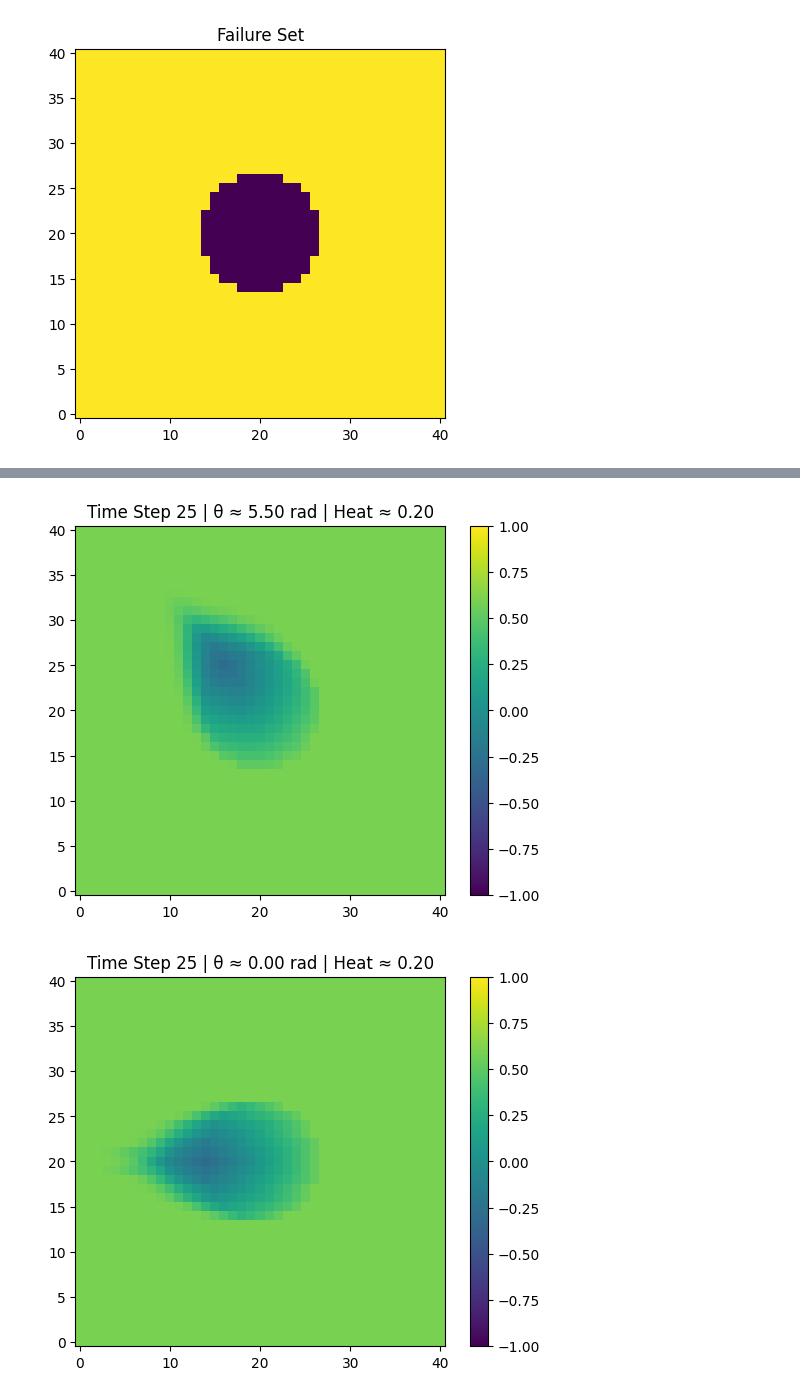
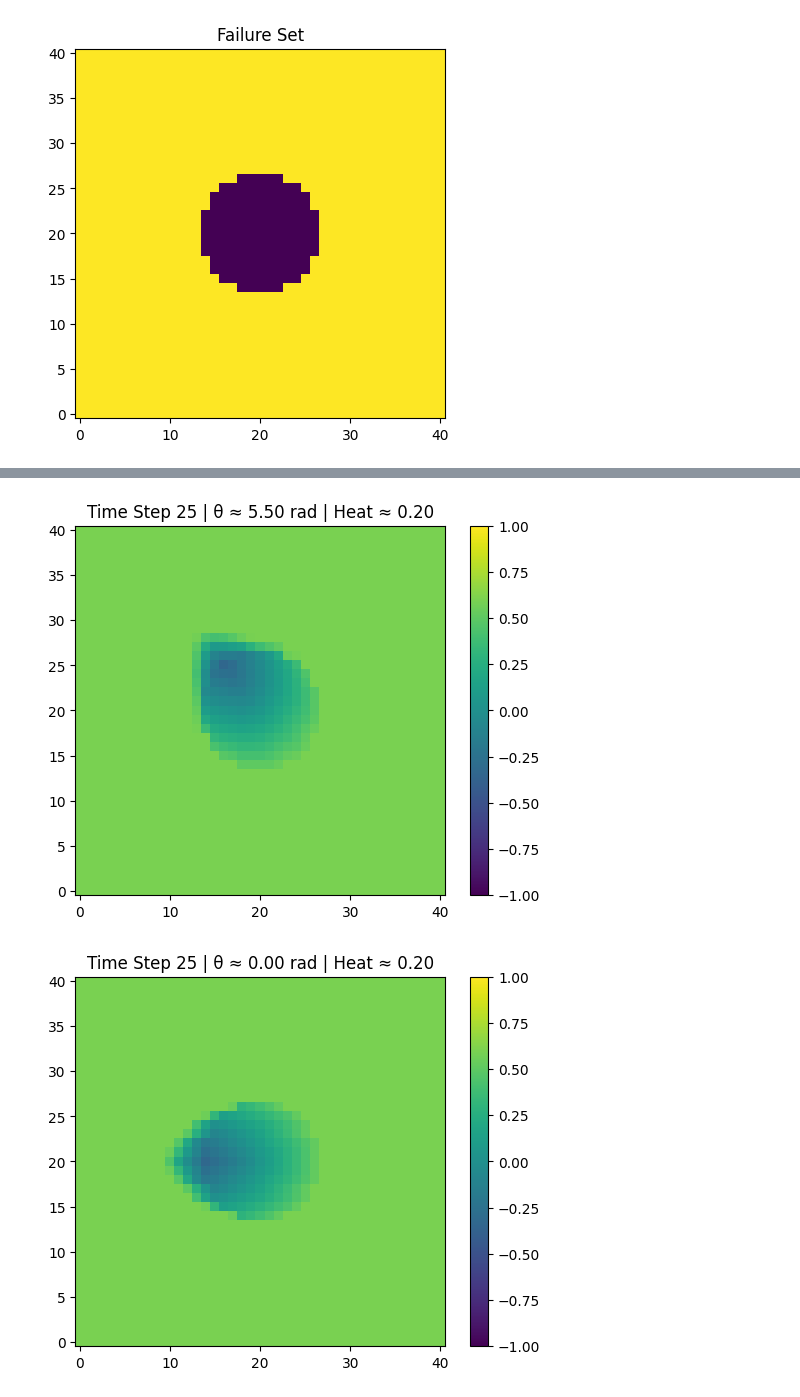
Before and after one commit to mattkiim/PytorchReachability, a Jupyter notebook: scripts/dubins_gt_heat.ipynb, the cells around one changed output, grey strips where cells are left out. Drawn from its saved outputs; the diff is of its cells as text; code cells hidden in the pictures.

Commit message:
added new figure

```diff
--- a/scripts/dubins_gt_heat.ipynb
+++ b/scripts/dubins_gt_heat.ipynb
@@ -122,7 +122,7 @@ def dubins_dynamics_tensor(current_state: torch.Tensor, action: torch.Tensor, dt
 def is_inside_failure_set(state_xy, center, radius):
     return jnp.linalg.norm(state_xy - center) < radius
 
-def heat_dynamics(state_xy, center, radius=0.5, r_hot=1, r_cool=0.1):
+def heat_dynamics(state_xy, center, radius=0.5, r_hot=12/(255/1.1)/0.05, r_cool=20/(255/1.1)/0.05): # r_hot gets multiplied by dt
     """
     Compute dh/dt based on whether the robot is in a failure region.
     """
@@ -257,4 +257,5 @@ for heat_value, theta in product(heat_values, thetas):
     plt.show()
 
 # Save all slices
+np.savez(f"../gt_dubins/value_function_theta_heat_slices_{dim}.npz", **saved_slices)
 # %% [output]
@@ -262,2 +263,2 @@ for heat_value, theta in product(heat_values, thetas):
-[figure, old version]
+[figure, new version]
-[figure, old version]
+[figure, new version]
```
Also changed, not shown: parts of 1 cell of this notebook, 1 other file.
